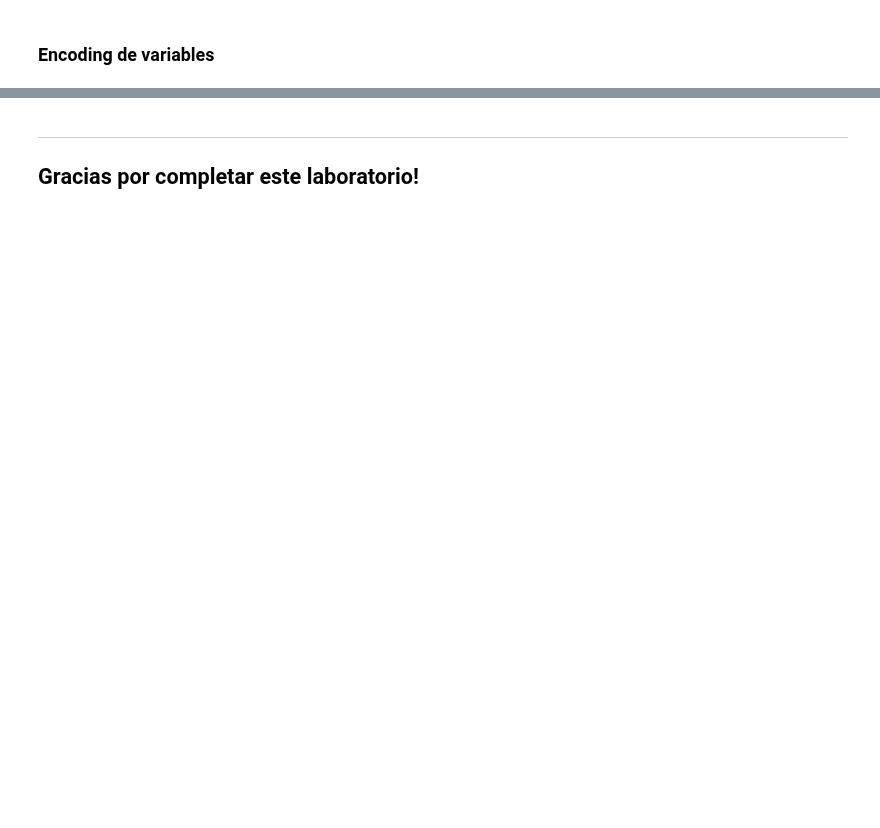
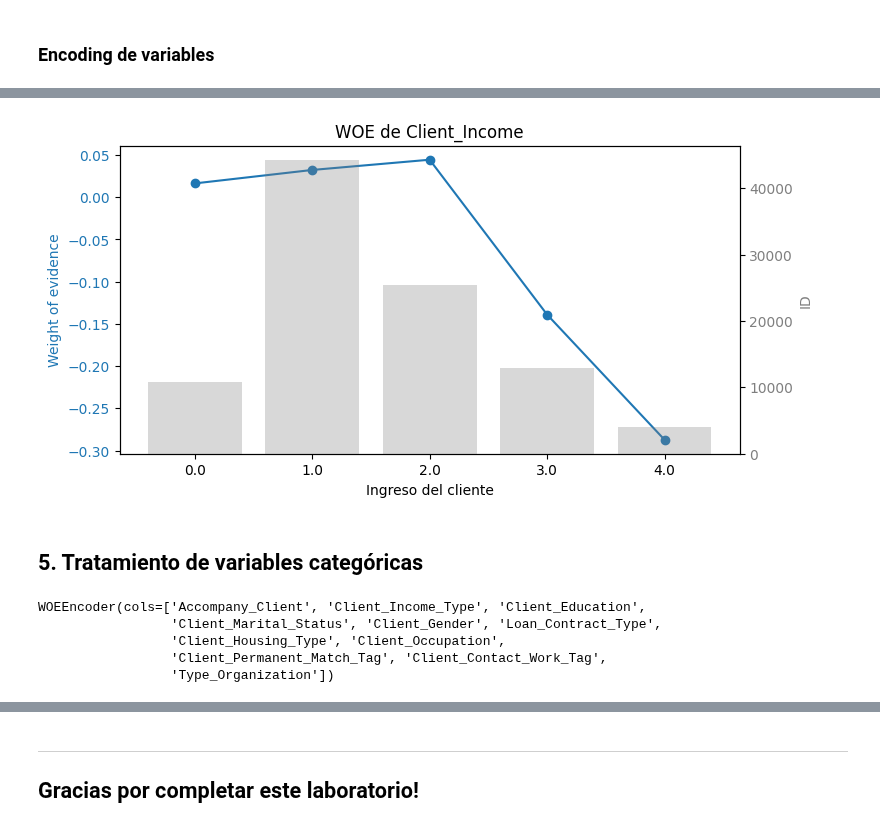
Before and after one commit to JCaballerot/Credit-Scoring, a Jupyter notebook: CreditScoring/00. Lab_Automobile_Scorecard.ipynb, the cells around one changed output, grey strips where cells are left out. Drawn from its saved outputs; the diff is of its cells as text; code cells hidden in the pictures; blank space fills up the shorter version.

```diff
--- a/CreditScoring/00. Lab_Automobile_Scorecard.ipynb
+++ b/CreditScoring/00. Lab_Automobile_Scorecard.ipynb
@@ -1188,6 +293,0 @@ argmax_indexes
-# %%
-best_features = []
-
-for x in original_features:
-  location = ginisTransformed[ginisTransformed['feature'].str.contains(x)].R2.argmax()
-  best_features.append(ginisTransformed[ginisTransformed['feature'].str.contains(x)].iloc[location].feature)
@@ -1675,5 +293,0 @@ sns.heatmap(X_train[modelo_f].corr(), vmin=0, vmax=1)
-# %%
-# Target Encoding
-from category_encoders.woe import WOEEncoder
-encoder = WOEEncoder()
-WOEEncoder = encoder.fit(X_train[categorical_features], X_train['Default'])
@@ -2173,0 +363,12 @@ El gini del modelo calibrado es: 0.45862818814074435
+# %%
+# Tratamiento por WOE Encoding
+train[[x + '_woe' for x in numeric_features]] = encoder.transform(train[[x + '_cat' for x in numeric_features]])
+test[[x + '_woe' for x in numeric_features]] = encoder.transform(test[[x + '_cat' for x in numeric_features]])
+# %%
+df_resume = train.\
+            groupby('Client_Income_cat').agg({'ID':'count',
+                                              'Client_Income' : 'median',
+                                              'Client_Income_woe' : 'mean',
+                                              'Default' : 'sum'}).reset_index()
+
+df_resume
@@ -2173,0 +382,23 @@ El gini del modelo calibrado es: 0.45862818814074435
+# %%
+# Crear el gráfico
+fig, ax1 = plt.subplots(figsize=(8, 4))
+
+# Configurar el primer eje (eje principal) para Client_Income_woe vs Client_Income
+ax1.set_xlabel('Ingreso del cliente')
+ax1.set_ylabel('Weight of evidence', color='tab:blue')
+ax1.plot(df_resume.Client_Income_cat, df_resume.Client_Income_woe, marker='o', linestyle='-', color='tab:blue')
+ax1.tick_params(axis='y', labelcolor='tab:blue')
+
+# Configurar el segundo eje (eje secundario) para las barras de ID
+ax2 = ax1.twinx()
+ax2.bar(df_resume.Client_Income_cat, df_resume.ID, alpha=0.3, color='tab:gray')
+ax2.set_ylabel('ID', color='tab:gray')
+ax2.tick_params(axis='y', labelcolor='tab:gray')
+
+# Mostrar el gráfico
+plt.title('WOE de Client_Income')
+plt.show()
+# %% [output]
+[figure, added]
+# %% [markdown]
+## 5. Tratamiento de variables categóricas
@@ -2173,0 +413,10 @@ El gini del modelo calibrado es: 0.45862818814074435
+# %%
+# Configurando Encoder
+encoder = WOEEncoder()
+encoder.fit(train[categorical_features], train.Default)
+# %% [output]
+WOEEncoder(cols=['Accompany_Client', 'Client_Income_Type', 'Client_Education',
+                 'Client_Marital_Status', 'Client_Gender', 'Loan_Contract_Type',
+                 'Client_Housing_Type', 'Client_Occupation',
+                 'Client_Permanent_Match_Tag', 'Client_Contact_Work_Tag',
+                 'Type_Organization'])
```
Also changed, not shown: parts of 281 cells of this notebook.
